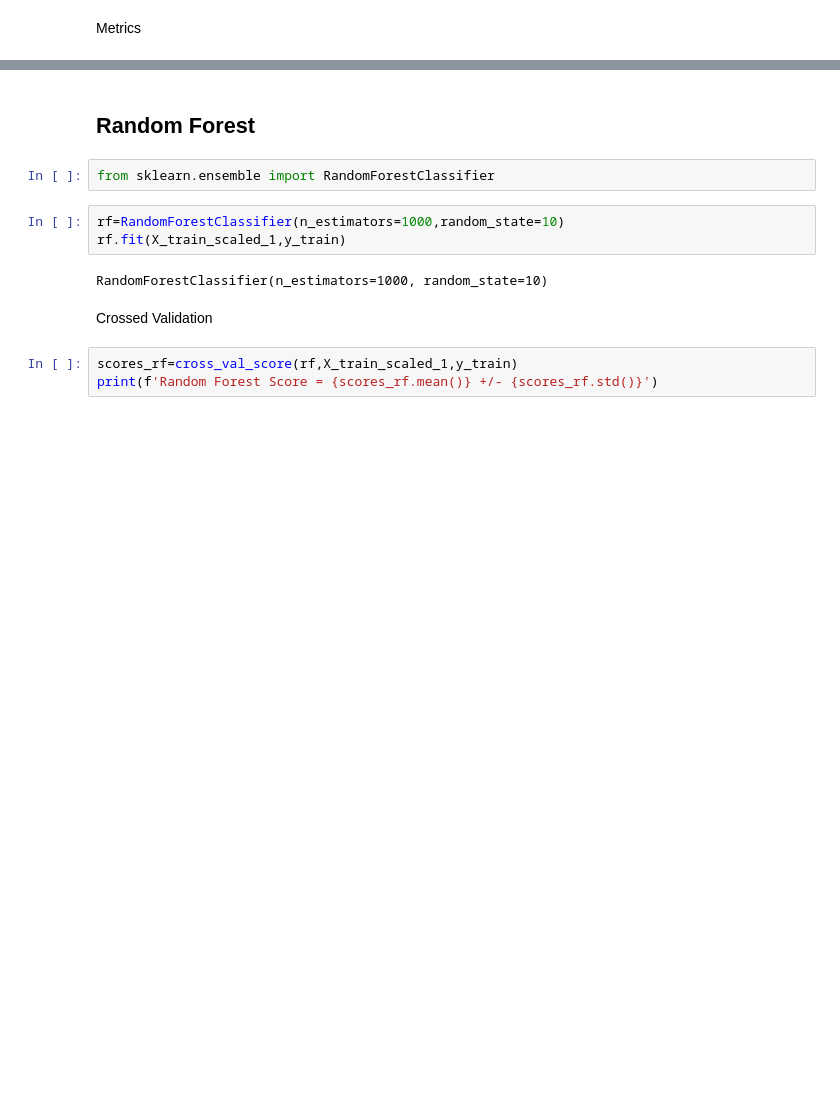
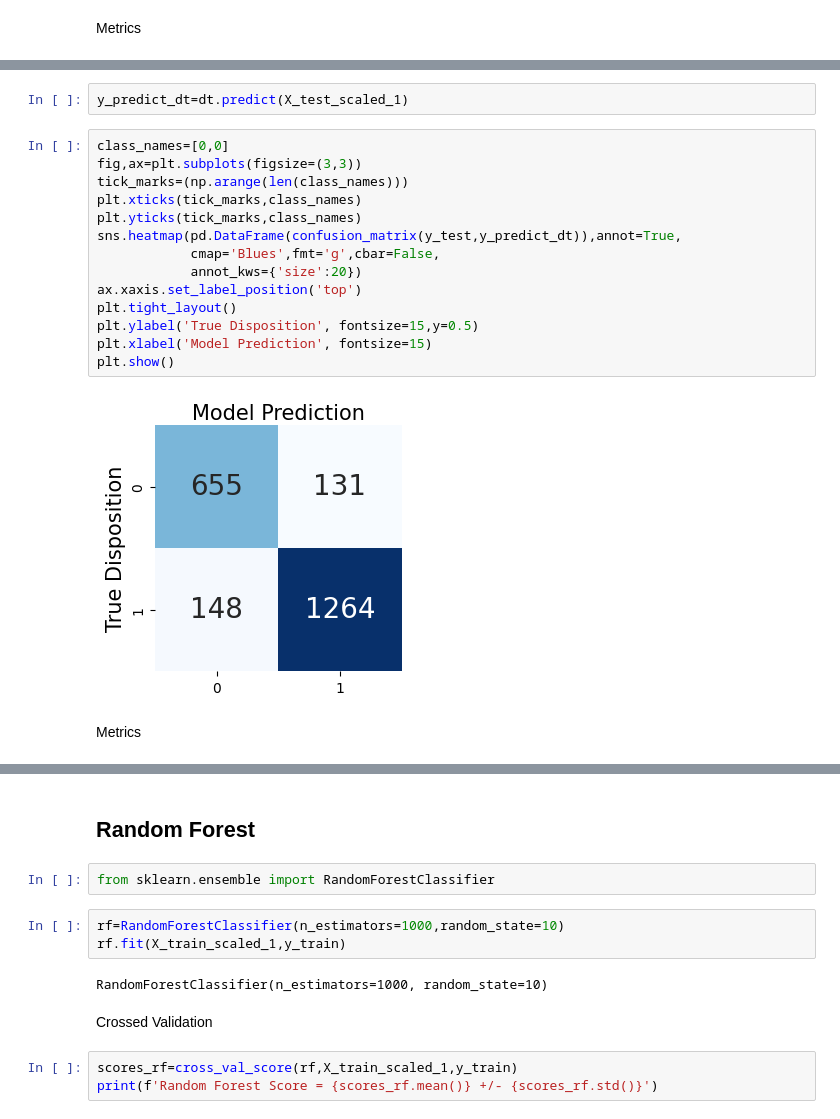
Before and after one commit to Arena05/ExoDetect-ML, a Jupyter notebook: Clasificacion_Supervisada.ipynb, the cells around one changed output, grey strips where cells are left out. Cells and saved outputs as stored; diff of their text form; blank space fills up the shorter version.

```diff
--- a/Clasificacion_Supervisada.ipynb
+++ b/Clasificacion_Supervisada.ipynb
@@ -113,0 +246,20 @@ Recall: 0.8366197183098592
+# %%
+y_predict_dt=dt.predict(X_test_scaled_1)
+# %%
+class_names=[0,0]
+fig,ax=plt.subplots(figsize=(3,3))
+tick_marks=(np.arange(len(class_names)))
+plt.xticks(tick_marks,class_names)
+plt.yticks(tick_marks,class_names)
+sns.heatmap(pd.DataFrame(confusion_matrix(y_test,y_predict_dt)),annot=True,
+            cmap='Blues',fmt='g',cbar=False,
+            annot_kws={'size':20})
+ax.xaxis.set_label_position('top')
+plt.tight_layout()
+plt.ylabel('True Disposition', fontsize=15,y=0.5)
+plt.xlabel('Model Prediction', fontsize=15)
+plt.show()
+# %% [output]
+[figure, added]
+# %% [markdown]
+Metrics
```
Also changed, not shown: parts of 42 cells of this notebook.
